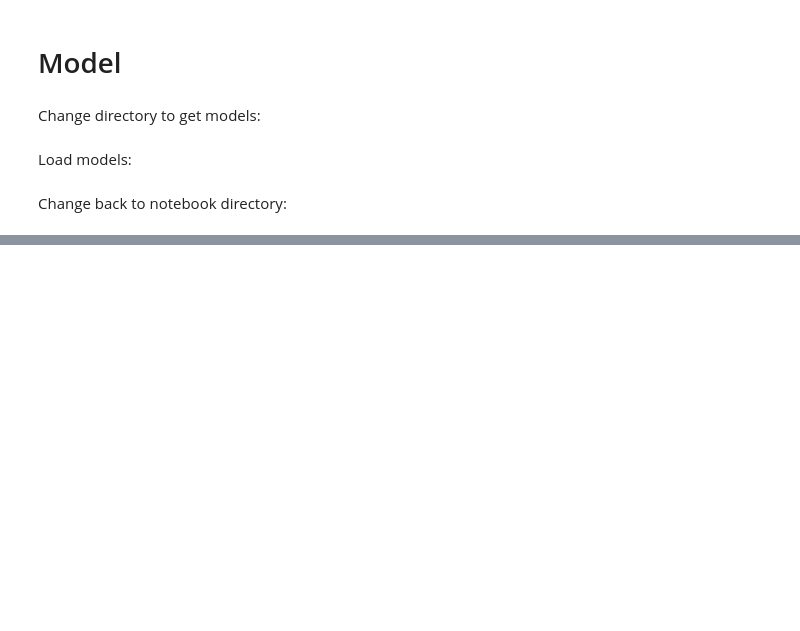
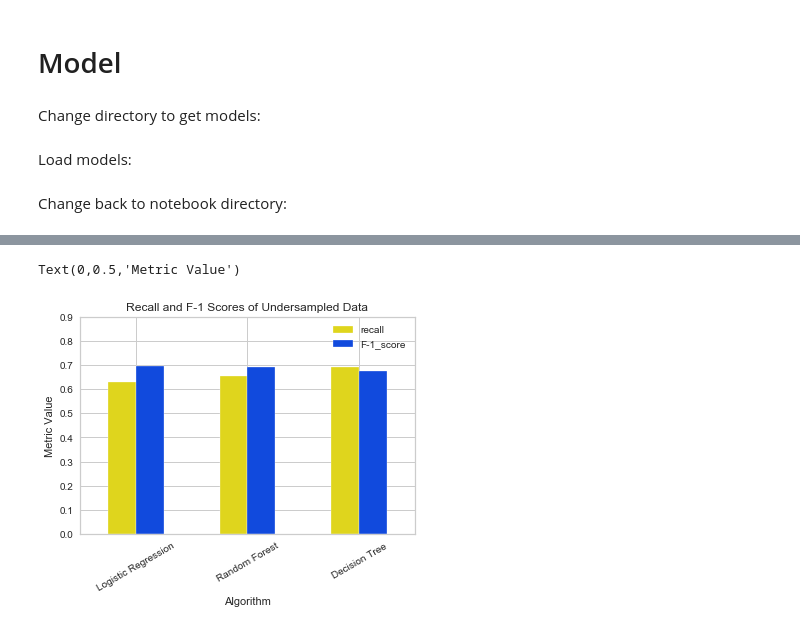
Before and after one commit to nt-ds/default-of-credit-card-clients, a Jupyter notebook: notebooks/Credit-Card-Default.ipynb, the cells around one changed output, grey strips where cells are left out. Saved outputs shown, nothing was run; the diff lists cells and outputs as text; code cells hidden in the pictures; blank space fills up the shorter version.

```diff
--- a/notebooks/Credit-Card-Default.ipynb
+++ b/notebooks/Credit-Card-Default.ipynb
@@ -214,0 +258,27 @@ cd.change_to_notebook_dir()
+# %%
+t_us_rf_scores = sbs(t_us_rf_gs,
+                     X_under_sampled_train,
+                     X_under_sampled_test,
+                     y_under_sampled_train,
+                     y_under_sampled_test);
+
+t_us_lr_scores = sbs(t_us_lr_gs,
+                     X_under_sampled_train,
+                     X_under_sampled_test,
+                     y_under_sampled_train,
+                     y_under_sampled_test);
+# %%
+colors2 = [np.array([223, 213, 29])/255, np.array([17, 74, 221])/255]
+
+pd.DataFrame([t_us_lr_scores, t_us_rf_scores, t_us_dt_scores],
+             columns=['recall', 'precision', 'F-1_score'],
+             index=['Logistic Regression',
+                    'Random Forest',
+                    'Decision Tree'])[['recall', 'F-1_score']].plot(kind='bar',color=colors2, rot=30)
+plt.ylim([0, .9])
+plt.title('Recall and F-1 Scores of Undersampled Data')
+plt.xlabel("Algorithm")
+plt.ylabel("Metric Value")
+# %% [output]
+Text(0,0.5,'Metric Value')
+[figure, added]
```
Also changed, not shown: parts of 5 cells of this notebook.
